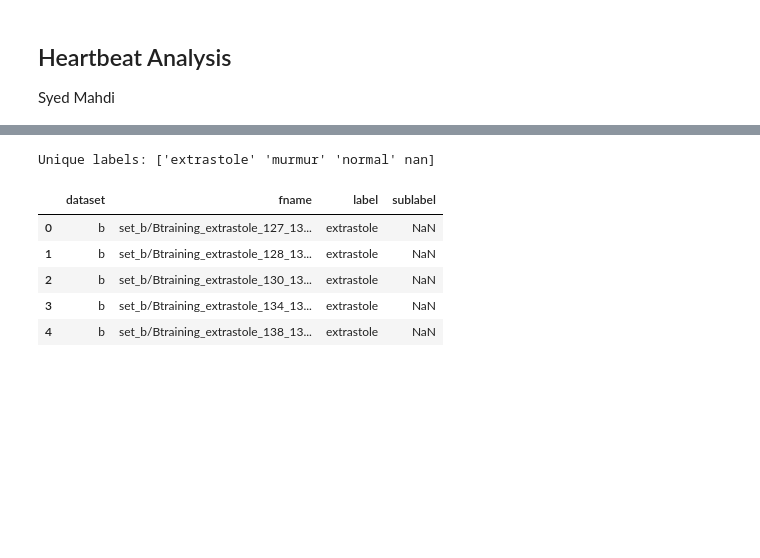
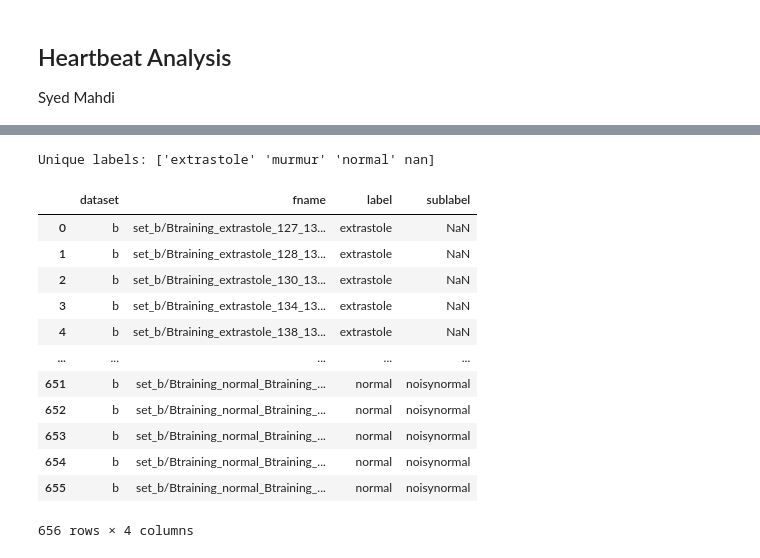
Before and after one commit to smm3123/Heart-Murmur-Identification-With-Machine-Learning, a Jupyter notebook: heartbeat_machine_learning.ipynb, the cells around one changed output, grey strips where cells are left out. Saved outputs shown, nothing was run; the diff lists cells and outputs as text; code cells hidden in the pictures; blank space fills up the shorter version.

```diff
--- a/heartbeat_machine_learning.ipynb
+++ b/heartbeat_machine_learning.ipynb
@@ -33,12 +50,19 @@ set_a_timing.head()
 # %%
-set_b=pd.read_csv(path + "/set_b.csv")
+set_b = pd.read_csv(path + "/set_b.csv")
 print(f"Unique labels: {set_b['label'].unique()}")
-set_b.head()
+set_b
 # %% [output]
 Unique labels: ['extrastole' 'murmur' 'normal' nan]
 |  | dataset | fname | label | sublabel |
 | 0 | b | set_b/Btraining_extrastole_127_13... | extrastole | NaN |
 | 1 | b | set_b/Btraining_extrastole_128_13... | extrastole | NaN |
 | 2 | b | set_b/Btraining_extrastole_130_13... | extrastole | NaN |
 | 3 | b | set_b/Btraining_extrastole_134_13... | extrastole | NaN |
 | 4 | b | set_b/Btraining_extrastole_138_13... | extrastole | NaN |
+| ... | ... | ... | ... | ... |
+| 651 | b | set_b/Btraining_normal_Btraining_... | normal | noisynormal |
+| 652 | b | set_b/Btraining_normal_Btraining_... | normal | noisynormal |
+| 653 | b | set_b/Btraining_normal_Btraining_... | normal | noisynormal |
+| 654 | b | set_b/Btraining_normal_Btraining_... | normal | noisynormal |
+| 655 | b | set_b/Btraining_normal_Btraining_... | normal | noisynormal |
+656 rows × 4 columns
```
Also changed, not shown: parts of 13 cells of this notebook.
